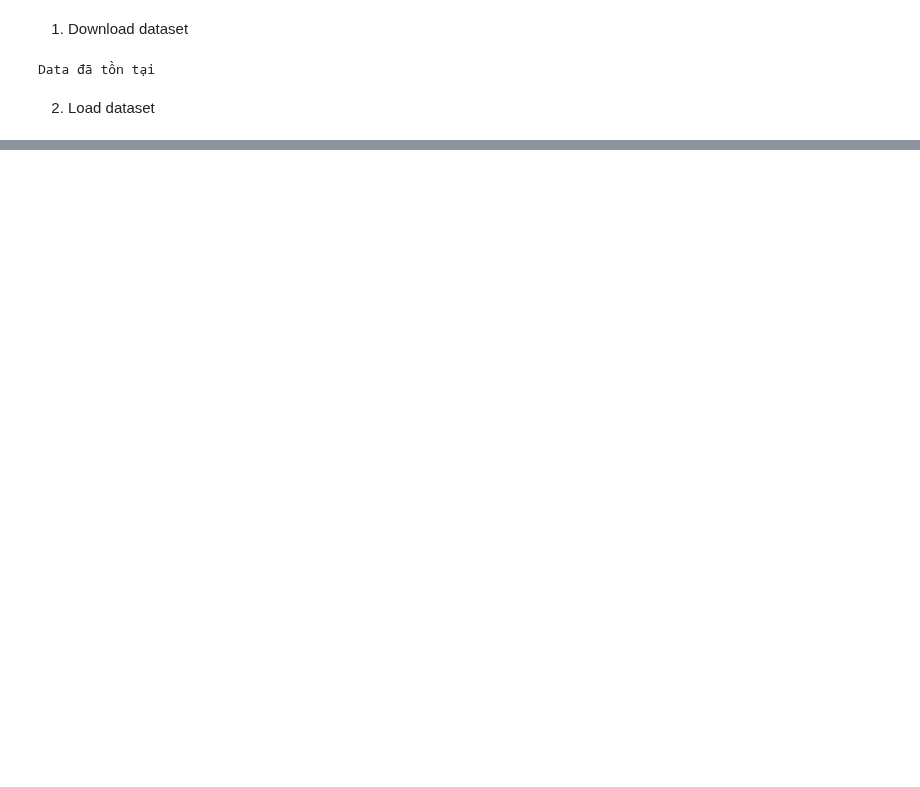
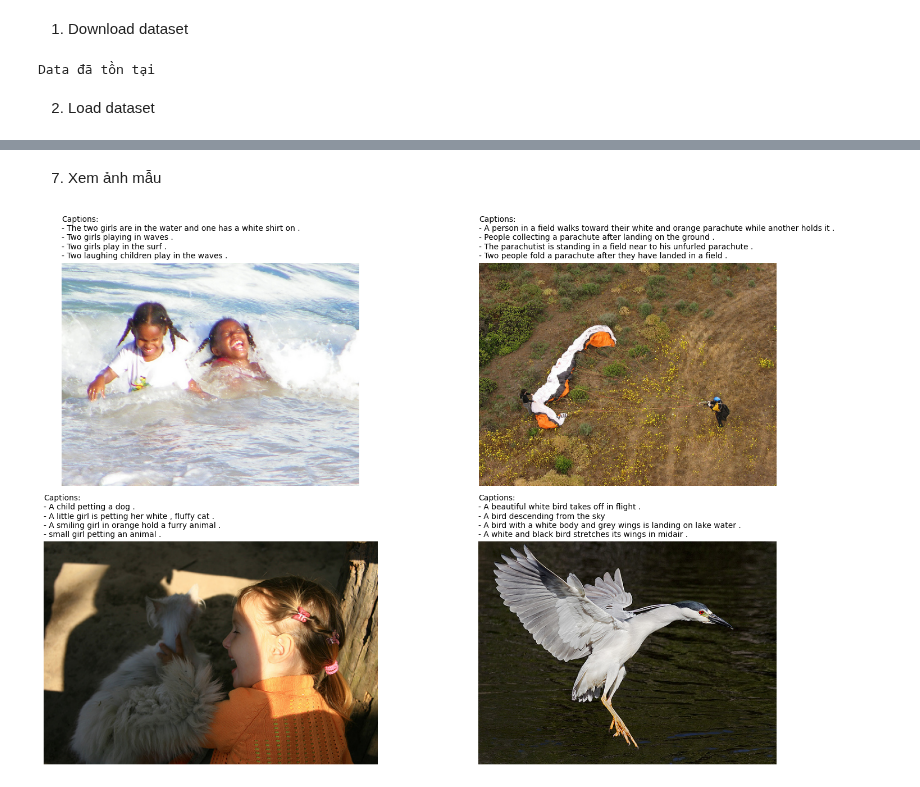
Before and after one commit to hauuto/image-captioning-mini, a Jupyter notebook: notebooks/0. Eda.ipynb, the cells around one changed output, grey strips where cells are left out. Drawn from its saved outputs; the diff is of its cells as text; code cells hidden in the pictures; blank space fills up the shorter version.

```diff
--- a/notebooks/0. Eda.ipynb
+++ b/notebooks/0. Eda.ipynb
@@ -18,0 +44,6 @@ print(len(captions))
+# %% [markdown]
+7. Xem ảnh mẫu
+# %%
+visualize_random_samples(captions, data.images_path, num_samples=4)
+# %% [output]
+[figure, added]
```
Also changed, not shown: parts of 11 cells of this notebook, 5 other files.
